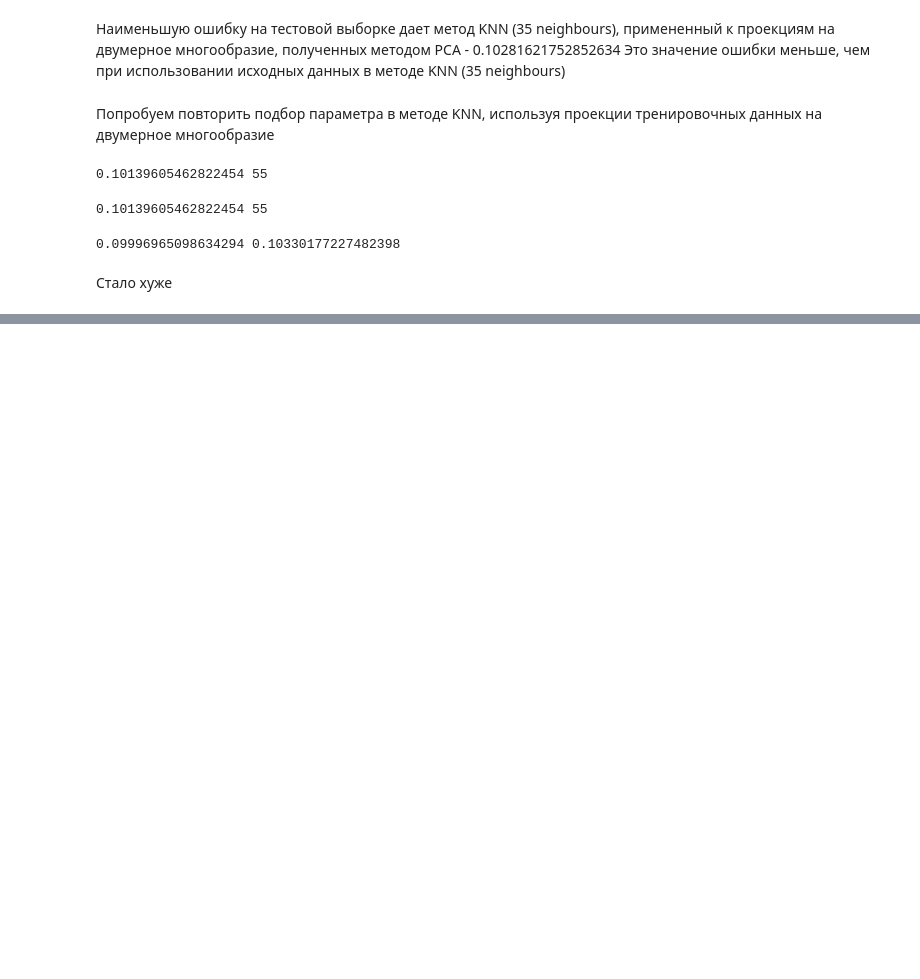
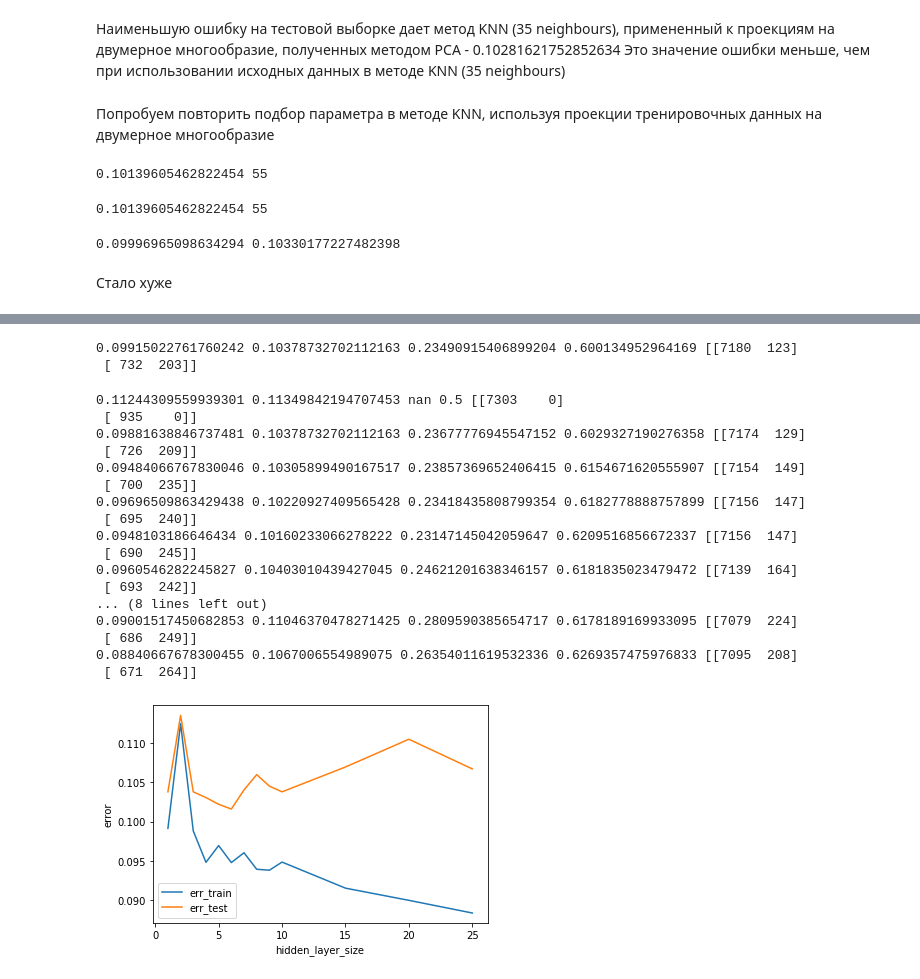
Before and after one commit to katerina394/Machine-Learning, a Jupyter notebook: Bank-marketing.ipynb, the cells around one changed output, grey strips where cells are left out. Drawn from its saved outputs; the diff is of its cells as text; code cells hidden in the pictures; blank space fills up the shorter version.

```diff
--- a/Bank-marketing.ipynb
+++ b/Bank-marketing.ipynb
@@ -923,0 +1158,48 @@ print(err_train, err_test)
+# %%
+err_train_list = []
+err_test_list = []
+hidden_layer_size_list = [1, 2, 3, 4, 5, 6, 7, 8, 9, 10, 15, 20, 25]
+for i in hidden_layer_size_list:
+    mlp_model = MLPClassifier(hidden_layer_sizes = (i,i), alpha=0.001, solver = 'lbfgs',
+                              activation = 'relu', random_state = best_random_state)
+    mlp_model.fit(X_train, y_train)
+    y_train_predict = mlp_model.predict(X_train)
+    y_test_predict = mlp_model.predict(X_test)
+
+    err_train = np.mean(y_train != y_train_predict)
+    err_test  = np.mean(y_test  != y_test_predict)
+    err_train_list.append(err_train)
+    err_test_list.append(err_test)
+    conf_m_test = confusion_matrix(y_test, y_test_predict)
+    N_test = conf_m_test.sum(axis=0)[0]
+    P_test = conf_m_test.sum(axis=0)[1]
+    balanced_err_test = (conf_m_test[1][0]/N_test + conf_m_test[0][1]/P_test)/2
+
+    print(err_train, err_test, balanced_err_test, roc_auc_score(y_test, y_test_predict), conf_m_test)
+plt.plot(hidden_layer_size_list, err_train_list, label='err_train')
+plt.plot(hidden_layer_size_list, err_test_list, label='err_test')
+plt.xlabel('hidden_layer_size')
+plt.ylabel('error')
+plt.legend()
+plt.show()
+# %% [output]
+0.09915022761760242 0.10378732702112163 0.23490915406899204 0.600134952964169 [[7180  123]
+ [ 732  203]]
+0.11244309559939301 0.11349842194707453 nan 0.5 [[7303    0]
+ [ 935    0]]
+0.09881638846737481 0.10378732702112163 0.23677776945547152 0.6029327190276358 [[7174  129]
+ [ 726  209]]
+0.09484066767830046 0.10305899490167517 0.23857369652406415 0.6154671620555907 [[7154  149]
+ [ 700  235]]
+0.09696509863429438 0.10220927409565428 0.23418435808799354 0.6182778888757899 [[7156  147]
+ [ 695  240]]
+0.0948103186646434 0.10160233066278222 0.23147145042059647 0.6209516856672337 [[7156  147]
+ [ 690  245]]
+0.0960546282245827 0.10403010439427045 0.24621201638346157 0.6181835023479472 [[7139  164]
+ [ 693  242]]
+... (8 lines left out)
+0.09001517450682853 0.11046370478271425 0.2809590385654717 0.6178189169933095 [[7079  224]
+ [ 686  249]]
+0.08840667678300455 0.1067006554989075 0.26354011619532336 0.6269357475976833 [[7095  208]
+ [ 671  264]]
+[figure, added]
```
Also changed, not shown: parts of 17 cells of this notebook.
